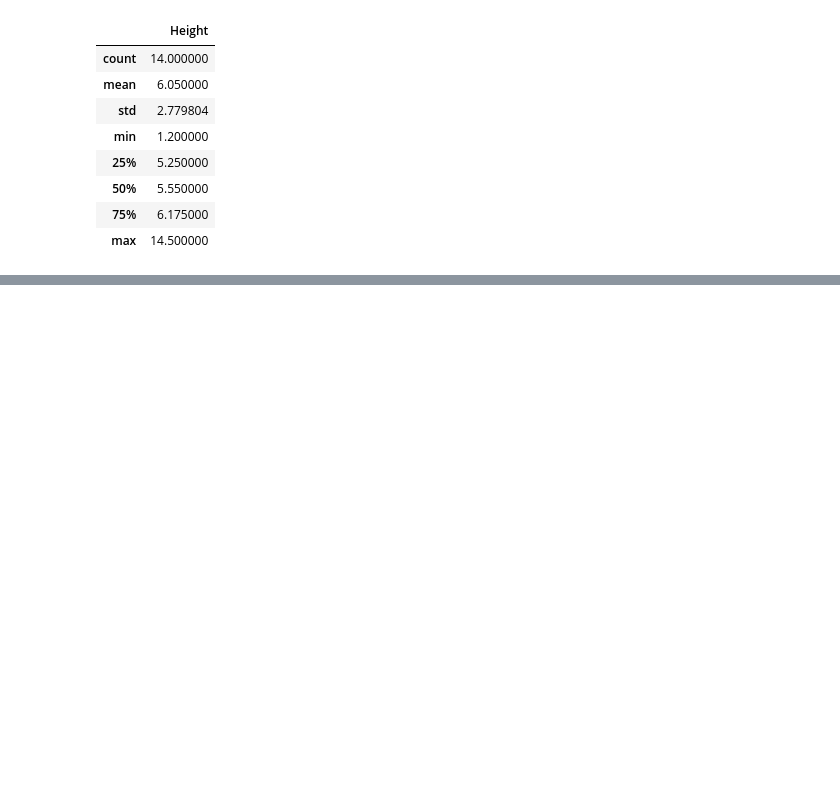
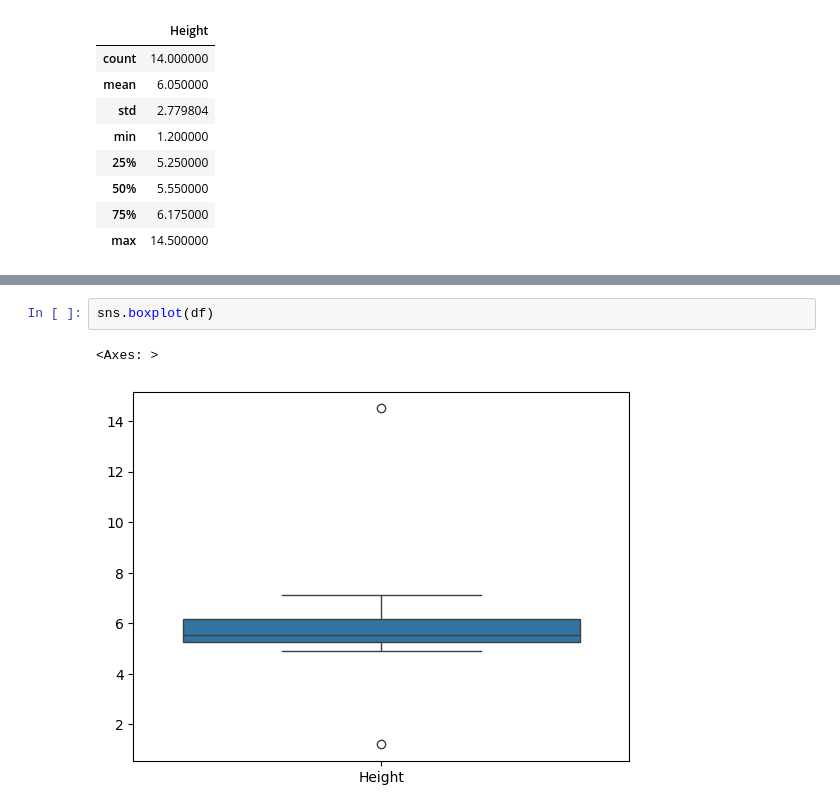
Before and after one commit to GichukiEdwin/Data-Analysis-Notebook, a Jupyter notebook: box_whisker_plots.ipynb, the cells around one changed output, grey strips where cells are left out. Saved outputs shown, nothing was run; the diff lists cells and outputs as text; blank space fills up the shorter version.

```diff
--- a/box_whisker_plots.ipynb
+++ b/box_whisker_plots.ipynb
@@ -132,0 +180,5 @@ print(height_outliers)
+# %%
+sns.boxplot(df)
+# %% [output]
+<Axes: >
+[figure, added]
```
Also changed, not shown: parts of 10 cells of this notebook.
